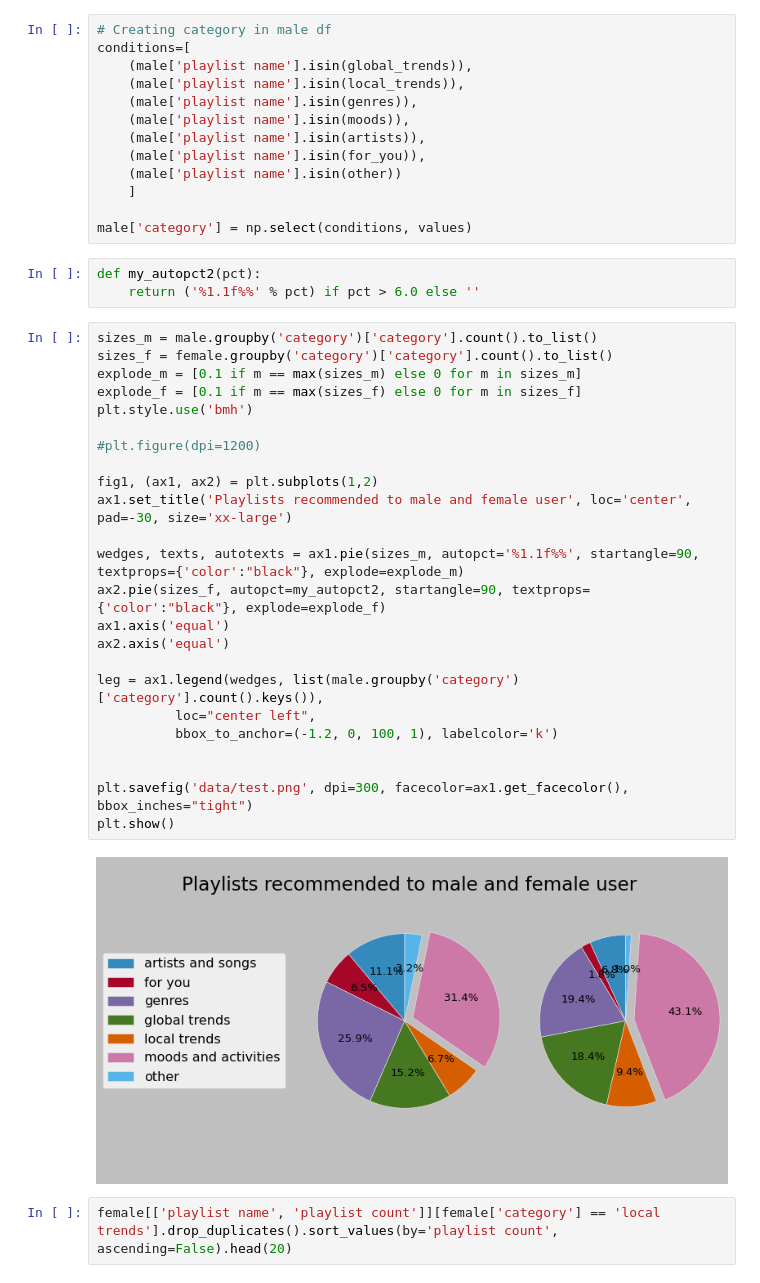
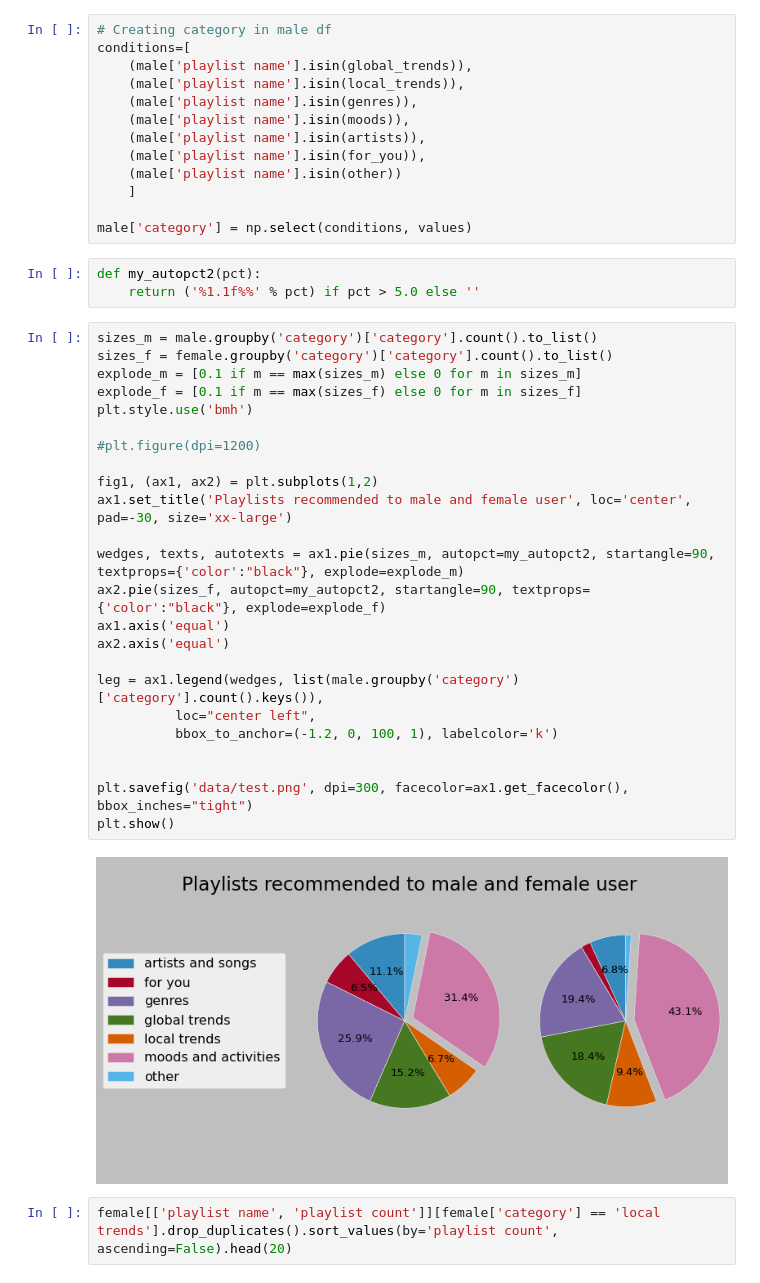
Before and after one commit to Yvysanna/Thesis, a Jupyter notebook: spotify1.ipynb, the cells around one changed output. Saved outputs shown, nothing was run; the diff lists cells and outputs as text.

Commit message:
updated visualizations, data analysis

```diff
--- a/spotify1.ipynb
+++ b/spotify1.ipynb
@@ -507,33 +507,33 @@ conditions=[
 male['category'] = np.select(conditions, values)
 # %%
 def my_autopct2(pct):
-    return ('%1.1f%%' % pct) if pct > 6.0 else ''
+    return ('%1.1f%%' % pct) if pct > 5.0 else ''
 # %%
 sizes_m = male.groupby('category')['category'].count().to_list()
 sizes_f = female.groupby('category')['category'].count().to_list()
 explode_m = [0.1 if m == max(sizes_m) else 0 for m in sizes_m]
 explode_f = [0.1 if m == max(sizes_f) else 0 for m in sizes_f]
 plt.style.use('bmh')
 
 #plt.figure(dpi=1200)
 
 fig1, (ax1, ax2) = plt.subplots(1,2)
 ax1.set_title('Playlists recommended to male and female user', loc='center', pad=-30, size='xx-large')
 
-wedges, texts, autotexts = ax1.pie(sizes_m, autopct='%1.1f%%', startangle=90, textprops={'color':"black"}, explode=explode_m)
+wedges, texts, autotexts = ax1.pie(sizes_m, autopct=my_autopct2, startangle=90, textprops={'color':"black"}, explode=explode_m)
 ax2.pie(sizes_f, autopct=my_autopct2, startangle=90, textprops={'color':"black"}, explode=explode_f)
 ax1.axis('equal')
 ax2.axis('equal')
 
 leg = ax1.legend(wedges, list(male.groupby('category')['category'].count().keys()),
           loc="center left",
           bbox_to_anchor=(-1.2, 0, 100, 1), labelcolor='k')
 
 
 plt.savefig('data/test.png', dpi=300, facecolor=ax1.get_facecolor(), bbox_inches="tight")
 plt.show()
 # %% [output]
-[figure, old version]
+[figure, new version]
 # %%
 female[['playlist name', 'playlist count']][female['category'] == 'local trends'].drop_duplicates().sort_values(by='playlist count', ascending=False).head(20)
 # %% [output]
```
